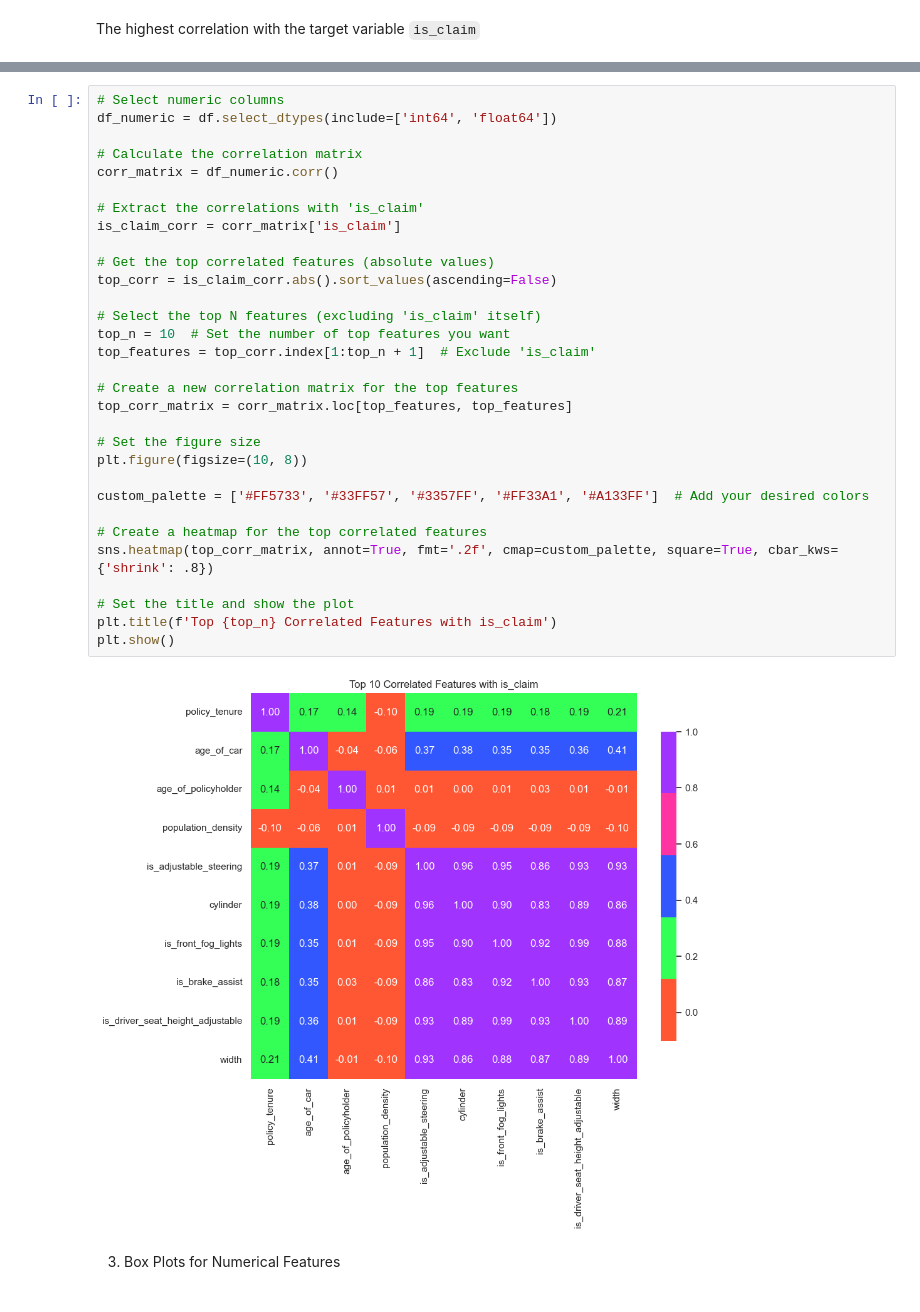
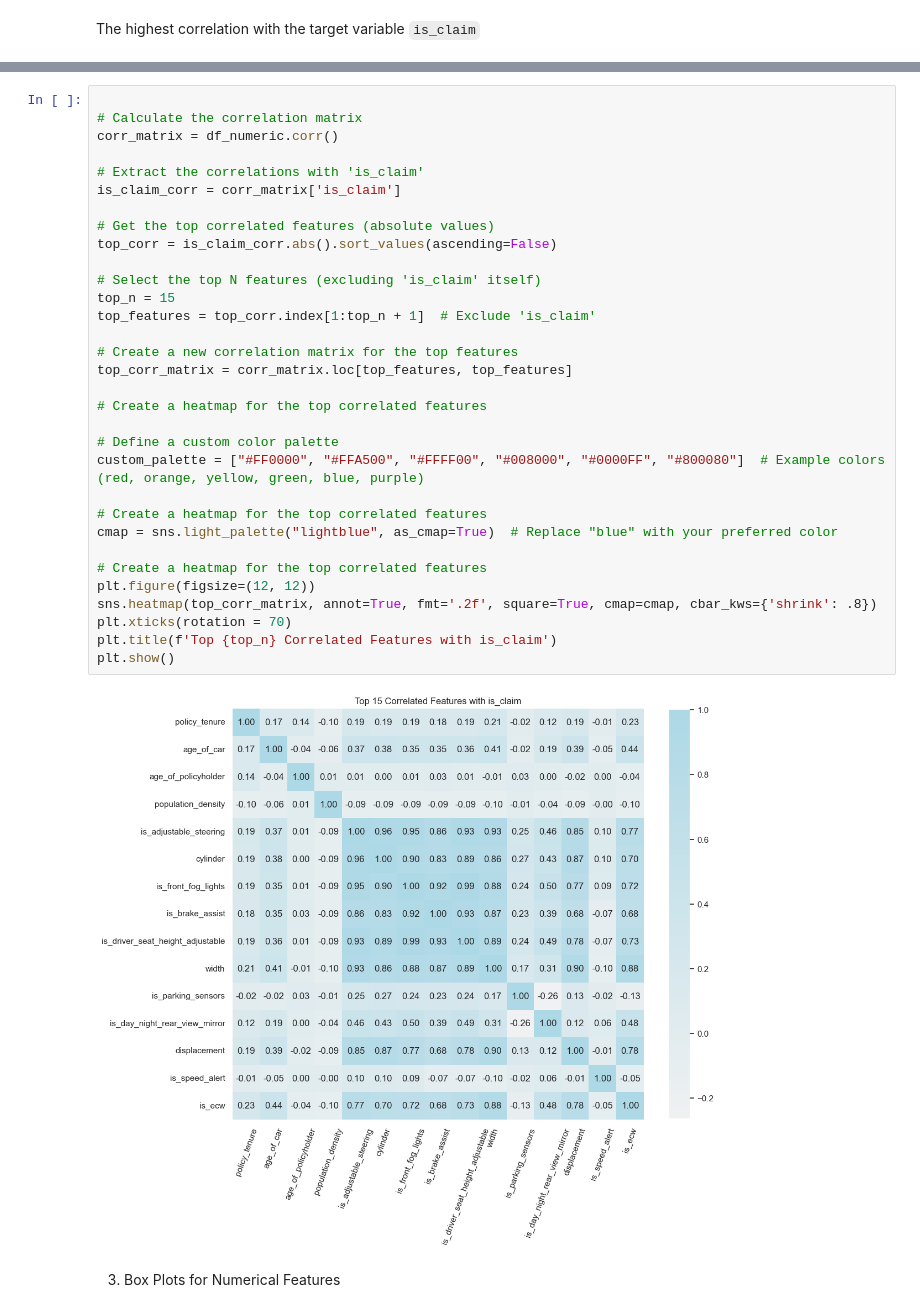
Before and after one commit to aimeele97/insurance_claim_analysis_model, a Jupyter notebook: insuranceclaim.ipynb, the cells around one changed output, grey strips where cells are left out. Cells and saved outputs as stored; diff of their text form.

```diff
--- a/insuranceclaim.ipynb
+++ b/insuranceclaim.ipynb
@@ -160,38 +163,39 @@ population_density                 -0.017808
 age_of_car                         -0.028172
 Name: is_claim, dtype: float64
 # %%
-# Select numeric columns
-df_numeric = df.select_dtypes(include=['int64', 'float64'])
 
 # Calculate the correlation matrix
 corr_matrix = df_numeric.corr()
 
 # Extract the correlations with 'is_claim'
 is_claim_corr = corr_matrix['is_claim']
 
 # Get the top correlated features (absolute values)
 top_corr = is_claim_corr.abs().sort_values(ascending=False)
 
 # Select the top N features (excluding 'is_claim' itself)
-top_n = 10  # Set the number of top features you want
+top_n = 15
 top_features = top_corr.index[1:top_n + 1]  # Exclude 'is_claim'
 
 # Create a new correlation matrix for the top features
 top_corr_matrix = corr_matrix.loc[top_features, top_features]
 
-# Set the figure size
-plt.figure(figsize=(10, 8))
+# Create a heatmap for the top correlated features
 
-custom_palette = ['#FF5733', '#33FF57', '#3357FF', '#FF33A1', '#A133FF']  # Add your desired colors
+# Define a custom color palette
+custom_palette = ["#FF0000", "#FFA500", "#FFFF00", "#008000", "#0000FF", "#800080"]  # Example colors (red, orange, yellow, green, blue, purple)
 
 # Create a heatmap for the top correlated features
-sns.heatmap(top_corr_matrix, annot=True, fmt='.2f', cmap=custom_palette, square=True, cbar_kws={'shrink': .8})
+cmap = sns.light_palette("lightblue", as_cmap=True)  # Replace "blue" with your preferred color
 
-# Set the title and show the plot
+# Create a heatmap for the top correlated features
+plt.figure(figsize=(12, 12))
+sns.heatmap(top_corr_matrix, annot=True, fmt='.2f', square=True, cmap=cmap, cbar_kws={'shrink': .8})
+plt.xticks(rotation = 70)
 plt.title(f'Top {top_n} Correlated Features with is_claim')
 plt.show()
 # %% [output]
-[figure, old version]
+[figure, new version]
 # %% [markdown]
 3. Box Plots for Numerical Features
 # %%
```
Also changed, not shown: parts of 36 cells of this notebook.
